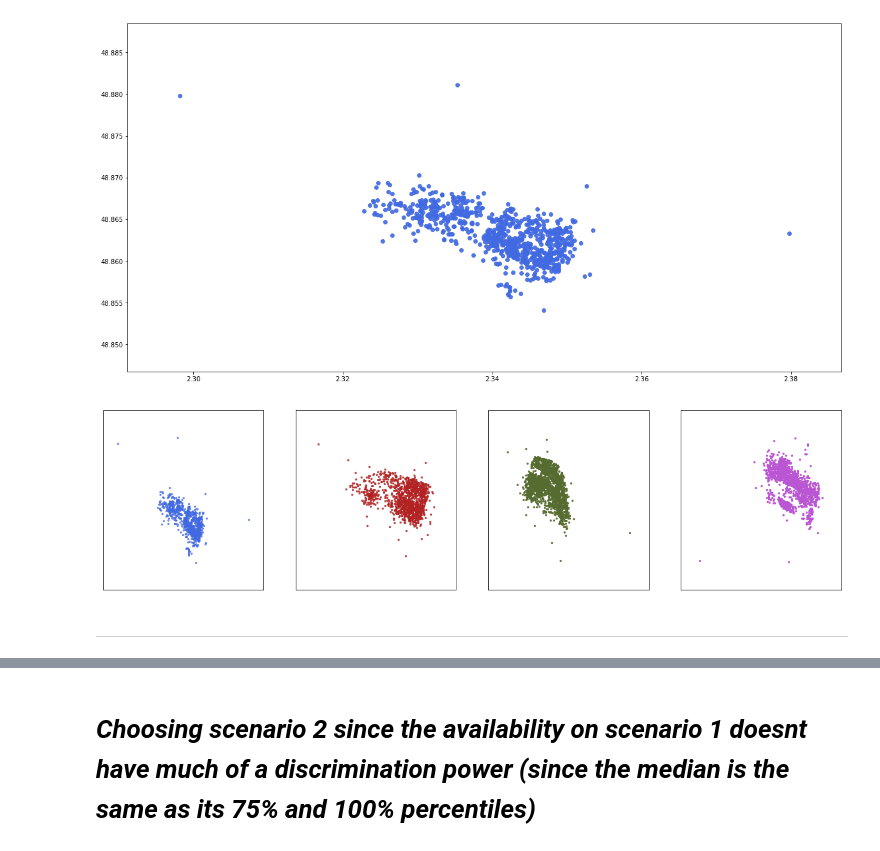
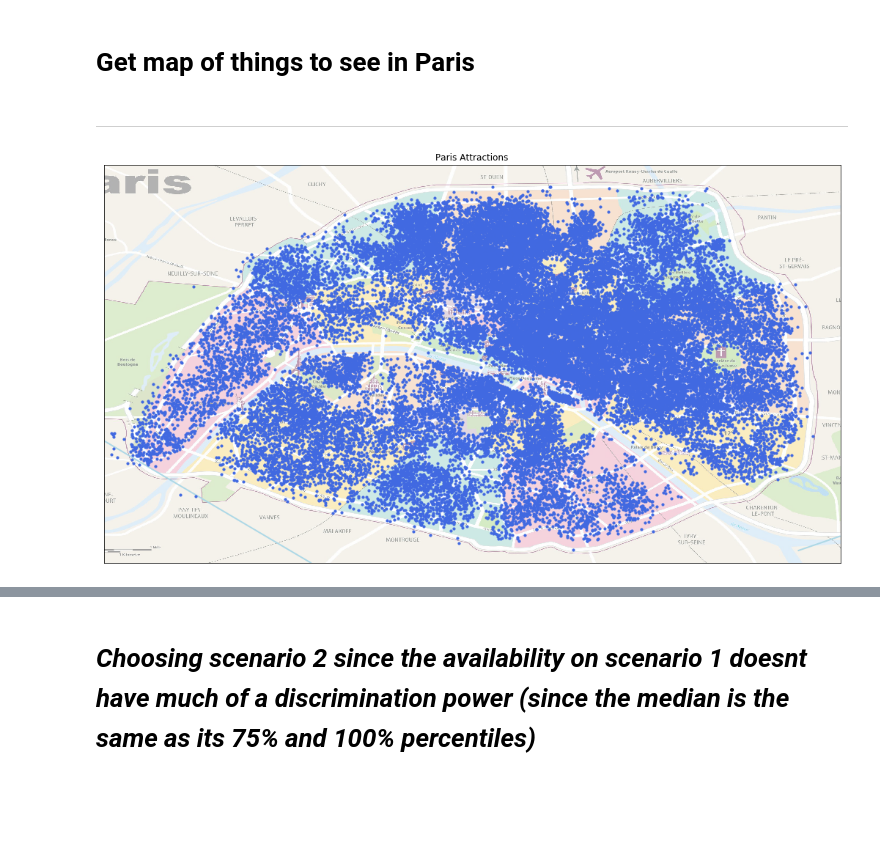
Before and after one commit to leegare/Airbnb-User-Preference-on-Listings, a Jupyter notebook: notebook/P4_Project.ipynb, the cells around one changed output, grey strips where cells are left out. Cells and saved outputs as stored; diff of their text form; code cells hidden in the pictures; blank space fills up the shorter version.

```diff
--- a/notebook/P4_Project.ipynb
+++ b/notebook/P4_Project.ipynb
@@ -23,41 +13,10 @@ plt.show()
-# %%
-my_listings = data.loc[(data.zipcode==75001),['longitude','latitude','zipcode']]
-fig = plt.figure(figsize=(20,10))
-plt.scatter(my_listings.longitude.values, my_listings.latitude.values, s=35, c='royalblue', zorder=2, alpha=0.9)
-plt.show()
-# %% [output]
-[figure, removed]
-# %%
-fig = plt.figure(figsize=(20,5))
-
-my_listings = data.loc[(data.zipcode==75001),['longitude','latitude','zipcode']]
-ax1 = fig.add_subplot(1,4,1)
-ax1.scatter(my_listings.longitude.values, my_listings.latitude.values, s=5, c='royalblue', zorder=2, alpha=0.7)
-ax1.get_xaxis().set_visible(False)
-ax1.get_yaxis().set_visible(False)
-
-my_listings = data.loc[(data.zipcode==75002),['longitude','latitude','zipcode']]
-ax2 = fig.add_subplot(1,4,2)
-ax2.scatter(my_listings.longitude.values, my_listings.latitude.values, s=5, c='firebrick', zorder=2, alpha=0.8)
-ax2.get_xaxis().set_visible(False)
-ax2.get_yaxis().set_visible(False)
-
-my_listings = data.loc[(data.zipcode==75003),['longitude','latitude','zipcode']]
-ax3 = fig.add_subplot(1,4,3)
-ax3.scatter(my_listings.longitude.values, my_listings.latitude.values, s=5, c='darkolivegreen', zorder=2, alpha=0.9)
-ax3.get_xaxis().set_visible(False)
-ax3.get_yaxis().set_visible(False)
-
-my_listings = data.loc[(data.zipcode==75004),['longitude','latitude','zipcode']]
-ax4 = fig.add_subplot(1,4,4)
-ax4.scatter(my_listings.longitude.values, my_listings.latitude.values, s=5, c='mediumorchid', zorder=2, alpha=1)
-ax4.get_xaxis().set_visible(False)
-ax4.get_yaxis().set_visible(False)
-
-plt.show()
-fig.savefig('../images/EDA_arrondissements.png', bbox_inches='tight')
-# %% [output]
-[figure, removed]
-# %% [markdown]
-___
+# %% [markdown]
+# Get map of things to see in Paris
+# %% [markdown]
+---
+# %%
+#coord = data.loc[:,['longitude','latitude','zipcode']]
+print_map(paris_attractions, res = 'c', arrn_lim = False, title_map='Paris Attractions', l_size=10, l_color = 'royalblue', l_alf=1)
+# %% [output]
+[figure, added]
 # %% [markdown]
```
Also changed, not shown: parts of 15 cells of this notebook, 15 other files.
